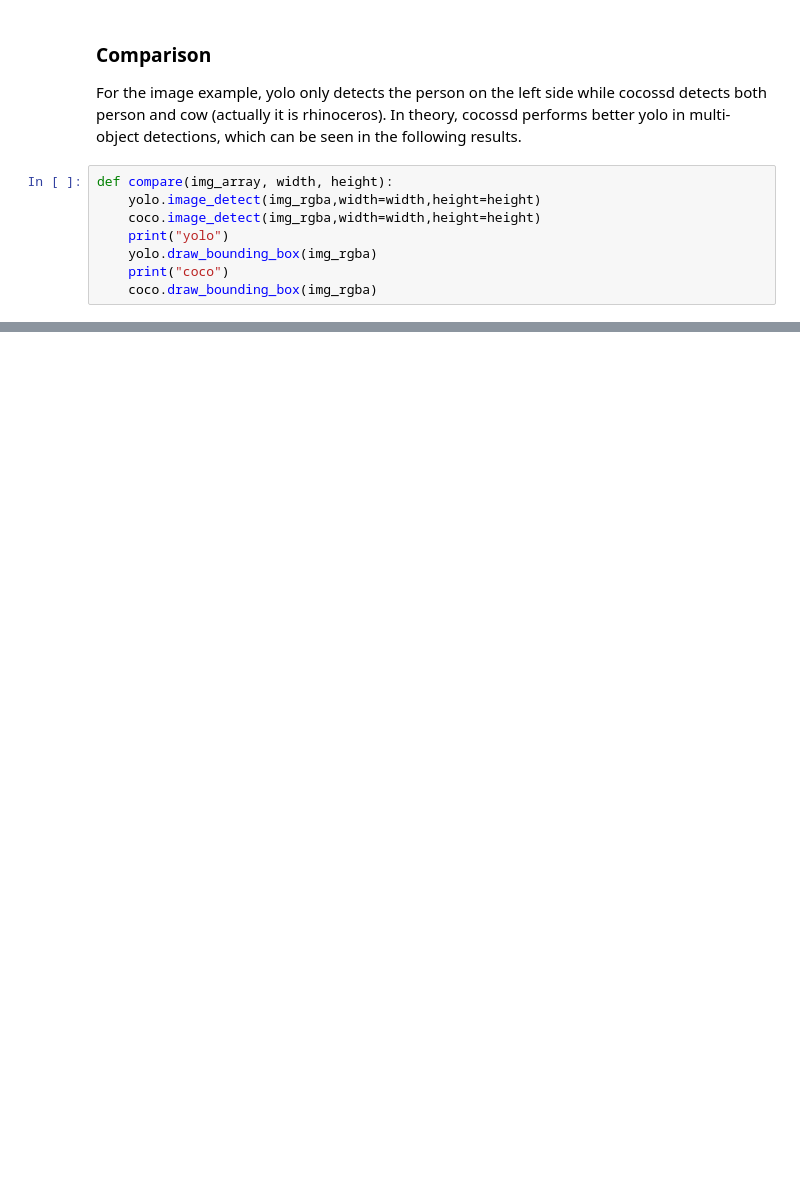
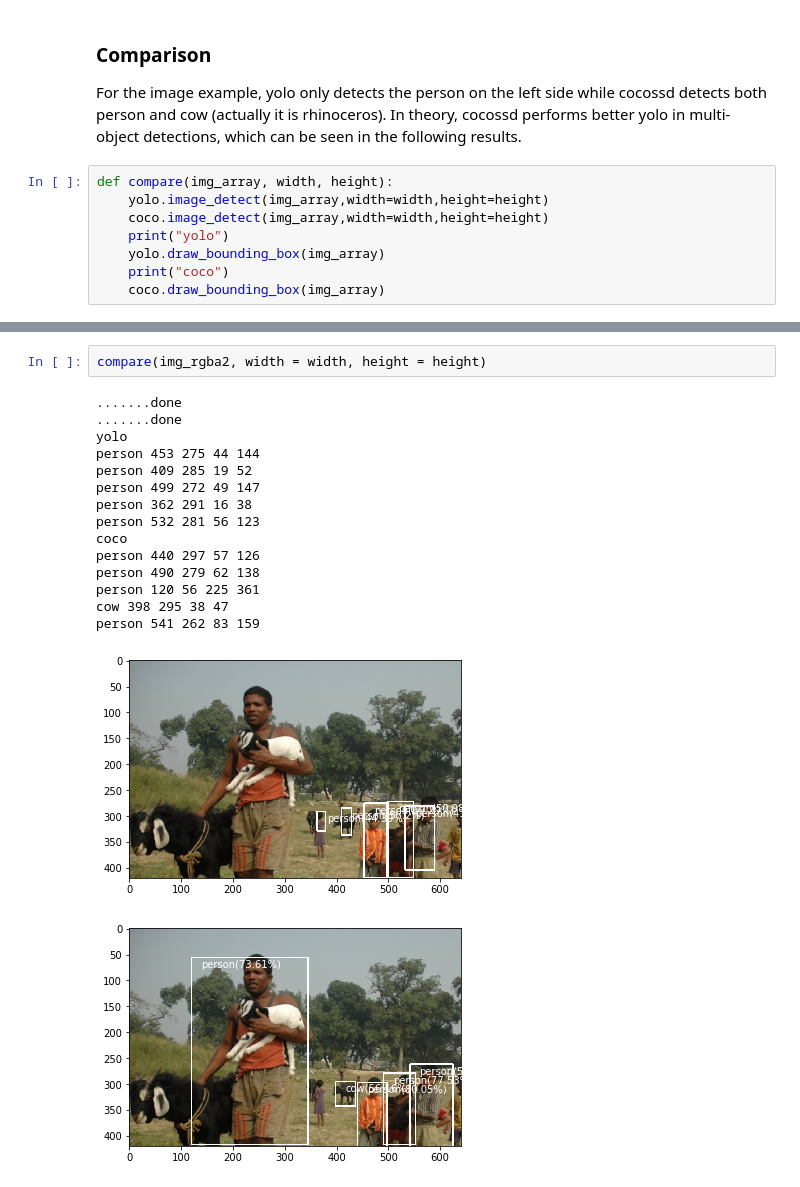
Before and after one commit to lingruiluo/ml5_ipynb, a Jupyter notebook: examples/Object detection comparison between yolo and cocossd.ipynb, the cells around one changed output, grey strips where cells are left out. Drawn from its saved outputs; the diff is of its cells as text; blank space fills up the shorter version.

```diff
--- a/examples/Object detection comparison between yolo and cocossd.ipynb
+++ b/examples/Object detection comparison between yolo and cocossd.ipynb
@@ -43,10 +55,10 @@ VBox(children=(ObjectDetector(status='deferring flush until render'), Text(value
 For the image example, yolo only detects the person on the left side while cocossd detects both person and cow (actually it is rhinoceros). In theory, cocossd performs better yolo in multi-object detections, which can be seen in the following results.
 # %%
 def compare(img_array, width, height):
-    yolo.image_detect(img_rgba,width=width,height=height)
-    coco.image_detect(img_rgba,width=width,height=height)
+    yolo.image_detect(img_array,width=width,height=height)
+    coco.image_detect(img_array,width=width,height=height)
     print("yolo")
-    yolo.draw_bounding_box(img_rgba)
+    yolo.draw_bounding_box(img_array)
     print("coco")
-    coco.draw_bounding_box(img_rgba)
+    coco.draw_bounding_box(img_array)
 # %%
@@ -61,3 +73,22 @@ person 34 0 197 412
 cow 303 74 326 234
 [figure]
 [figure]
+# %%
+compare(img_rgba2, width = width, height = height)
+# %% [output]
+.......done
+.......done
+yolo
+person 453 275 44 144
+person 409 285 19 52
+person 499 272 49 147
+person 362 291 16 38
+person 532 281 56 123
+coco
+person 440 297 57 126
+person 490 279 62 138
+person 120 56 225 361
+cow 398 295 38 47
+person 541 262 83 159
+[figure, added]
+[figure, added]
```
Also changed, not shown: parts of 5 cells of this notebook, 2 other files.
